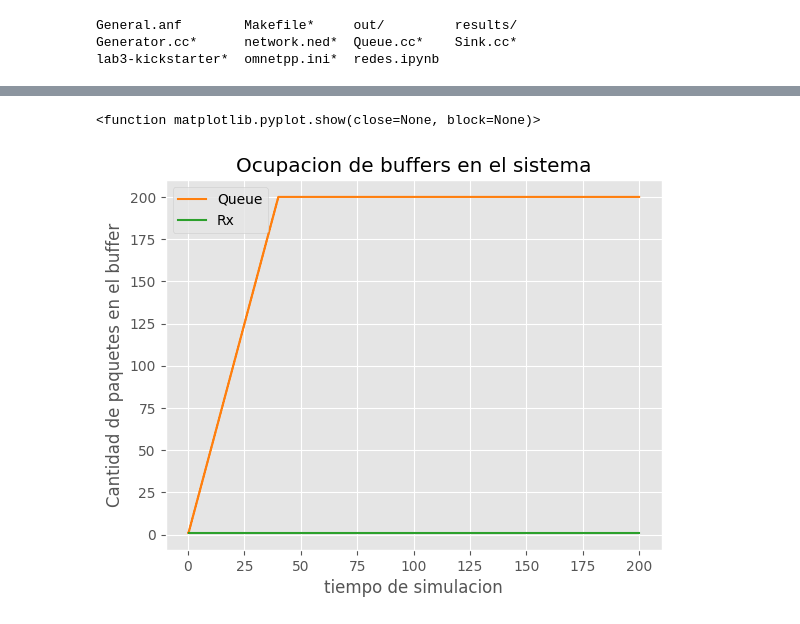
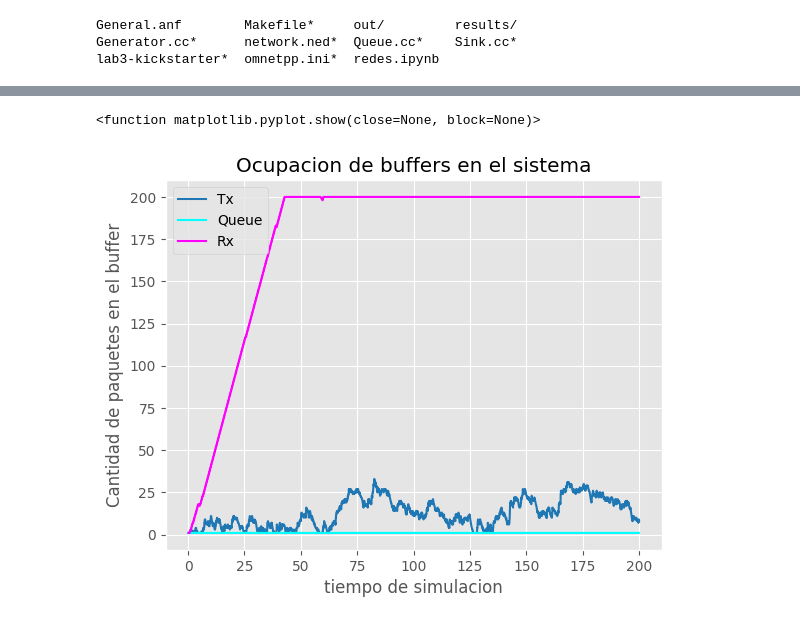
Before and after one commit to milicarabelos/Analisis-de-flujo-y-congestion-simulacion-discreta, a Jupyter notebook: src/redes.ipynb, the cells around one changed output, grey strips where cells are left out. Cells and saved outputs as stored; diff of their text form; code cells hidden in the pictures.

```diff
--- a/src/redes.ipynb
+++ b/src/redes.ipynb
@@ -18,9 +18,7 @@ import pandas as pd #libreria para procesamiento de datos muy usada en la indust
 import seaborn # Extiende las funcionalidades de matplotlib, muy usado en data visualization
 import csv
 
-str_filename = 'results/prueba3.csv'
-
-fh = open(str_filename)
+str_filename = 'results/exported_stads/1/bufferSize/0.1.csv'
 
 data = pd.read_csv(str_filename)
 
@@ -36,18 +44,14 @@ data
 # %%
 #Omnet guarda los valores de nuestro "vector" (lista de valores) en una celda, por lo que tengo que extraer estos valores
 
-print(len(time_gen))
-print(len(buffer_gen))
+time_gen = data['vectime'].loc[[26]].tolist()
+buffer_gen = data['vecvalue'].loc[[26]].tolist()
 
-time_gen = data['vectime'].loc[[1]].tolist()
+time_queue = data['vectime'].loc[[27]].tolist()
+buffer_queue = data['vecvalue'].loc[[27]].tolist()
 
-buffer_gen = data['vecvalue'].loc[[1]].tolist()
-
-time_queue = data['vectime'].loc[[2]].tolist()
-buffer_queue = data['vecvalue'].loc[[2]].tolist()
-
-time_sink = data['vectime'].loc[[3]].tolist()
-buffer_sink = data['vecvalue'].loc[[3]].tolist()
+time_sink = data['vectime'].loc[[28]].tolist()
+buffer_sink = data['vecvalue'].loc[[28]].tolist()
 
 # Los valores que sacamos estan como un solostring separados por comas por lo que tengo que convertirlos a listas para poder graficarlos
 time_gen = list(map(float,time_gen[0].split()))
@@ -86,13 +77,13 @@ print(min(buffer_sink))
 # %%
 fig, ax1 = plt.subplots()
-#plt.plot(time_gen,buffer_gen, color='tab:blue', label="Tx")
-plt.plot(time_queue,buffer_queue, color='tab:orange', label="Queue")
-plt.plot(time_sink,buffer_sink, color='tab:green', label="Rx")
+plt.plot(time_gen,buffer_gen, color='tab:blue', label="Tx")
+plt.plot(time_queue,buffer_queue, color='cyan', label="Queue")
+plt.plot(time_sink,buffer_sink, color='magenta', label="Rx")
 plt.title('Ocupacion de buffers en el sistema')
 plt.xlabel("tiempo de simulacion")
 plt.ylabel("Cantidad de paquetes en el buffer")
 plt.legend()
 plt.show
 # %% [output]
 <function matplotlib.pyplot.show(close=None, block=None)>
-[figure, old version]
+[figure, new version]
```
Also changed, not shown: parts of 6 cells of this notebook.
